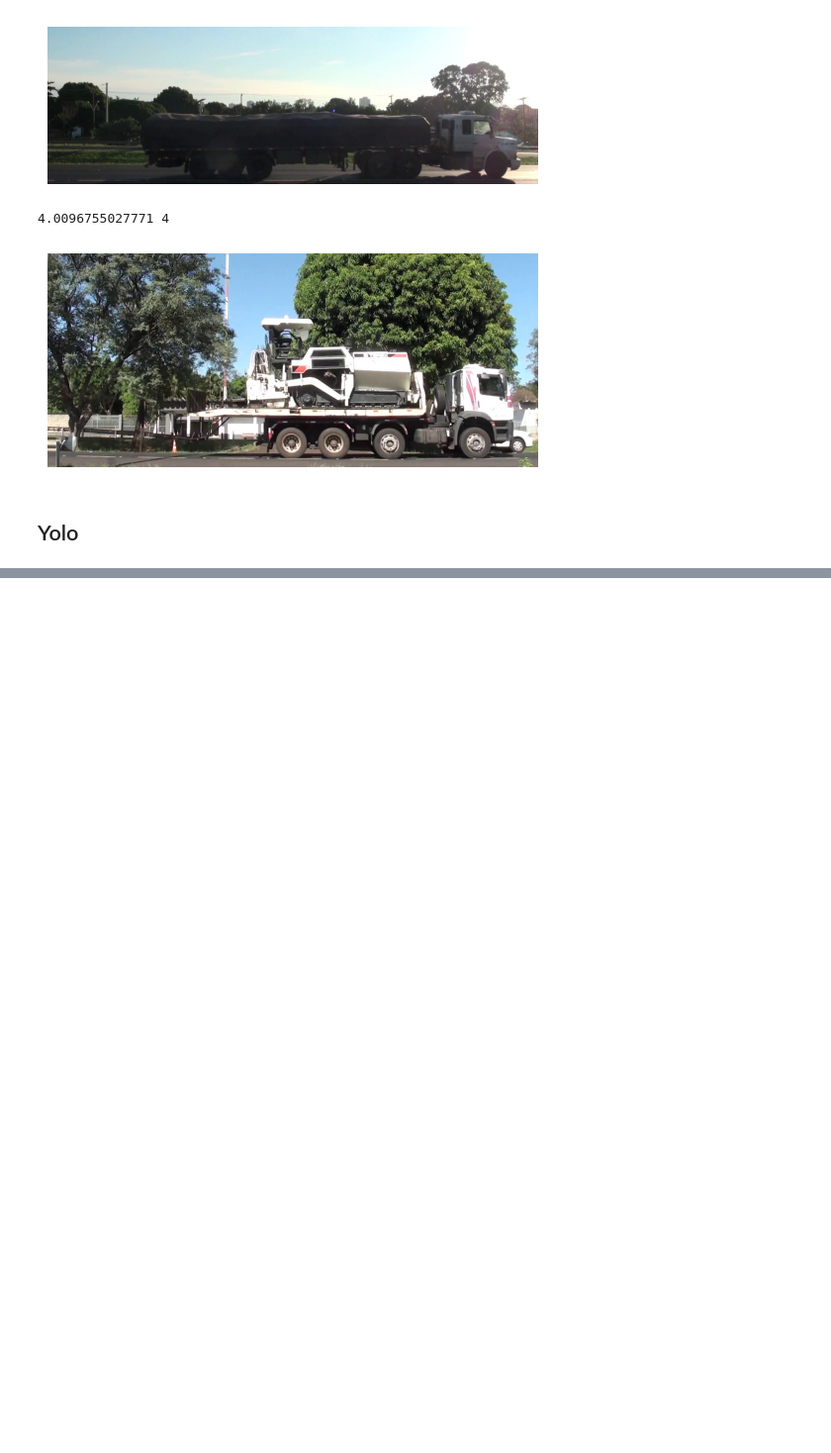
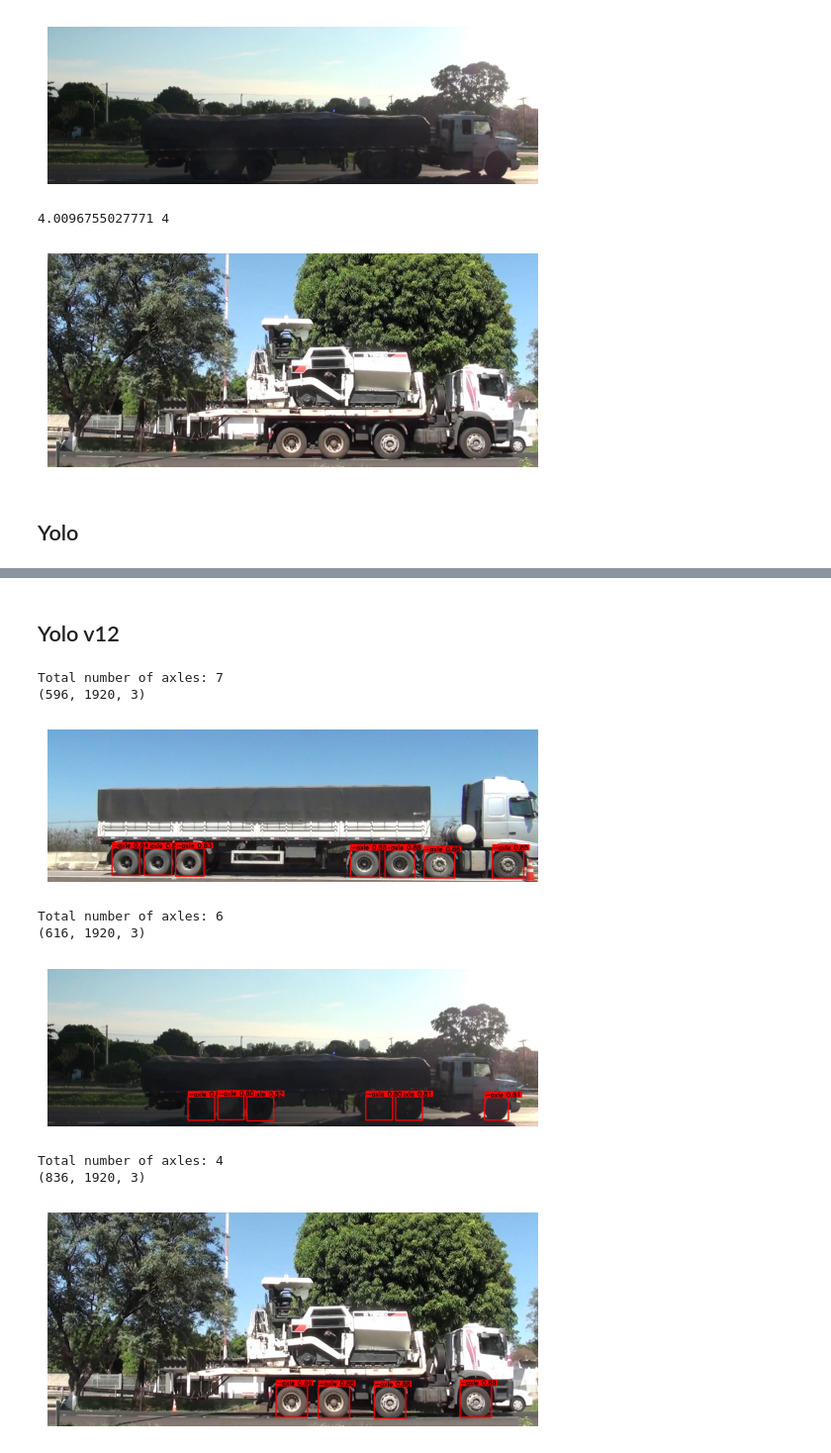
Before and after one commit to matheusprv/truck-axle-detection, a Jupyter notebook: Results/evaluate_models.ipynb, the cells around one changed output, grey strips where cells are left out. Shown at 99% size. Drawn from its saved outputs; the diff is of its cells as text; code cells hidden in the pictures; blank space fills up the shorter version.

Commit message:
Yolo v12

```diff
--- a/Results/evaluate_models.ipynb
+++ b/Results/evaluate_models.ipynb
@@ -218,0 +239,3 @@ Results saved to runs/detect/val2
+# %%
+yolov12 = YOLO("yolov12.pt")
+evaluate(model=yolov12, yolo=True)
@@ -330,3 +394,18 @@ Total number of axles: 6
 Total number of axles: 4
 (836, 1920, 3)
 [figure]
+# %% [markdown]
+## Yolo v12
+# %%
+for img in images_path:
+    make_yolo_prediction(yolov12, img)
+# %% [output]
+Total number of axles: 7
+(596, 1920, 3)
+[figure, added]
+Total number of axles: 6
+(616, 1920, 3)
+[figure, added]
+Total number of axles: 4
+(836, 1920, 3)
+[figure, added]
```
Also changed, not shown: parts of 8 cells of this notebook, 1 other file.
